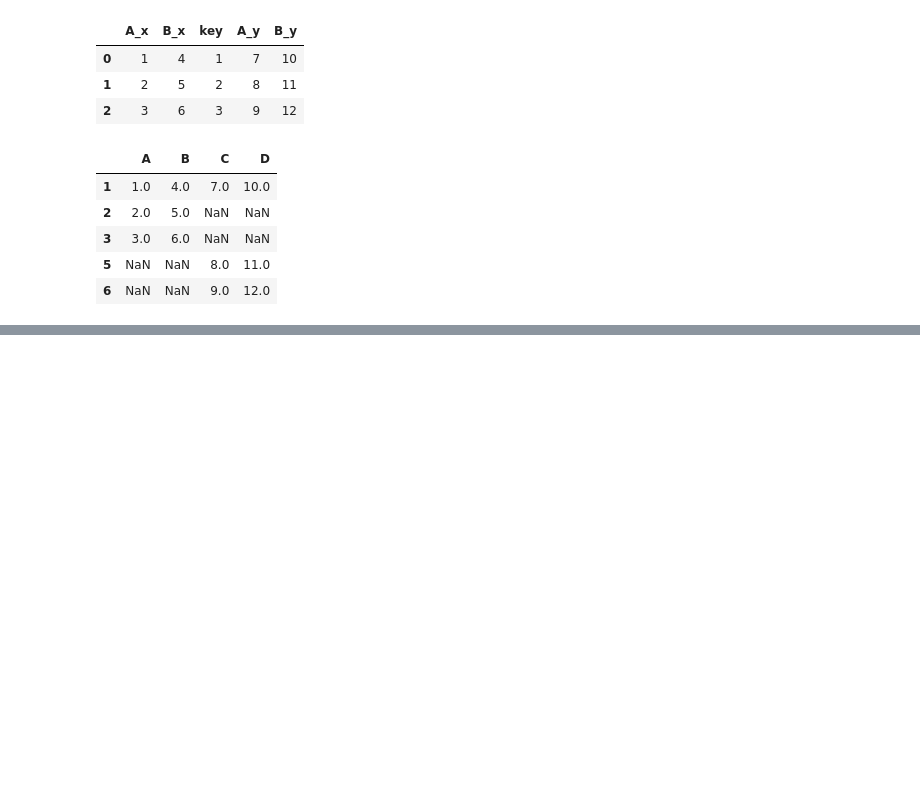
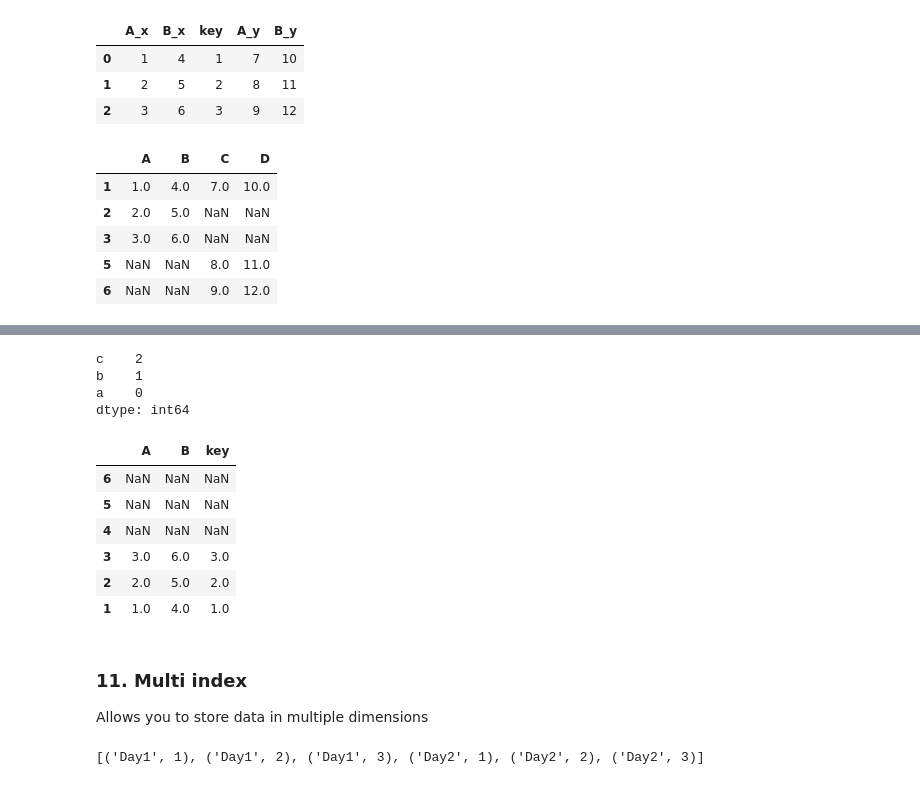
Before and after one commit to JP109/ML-Basics, a Jupyter notebook: Pandas.ipynb, the cells around one changed output, grey strips where cells are left out. Cells and saved outputs as stored; diff of their text form; code cells hidden in the pictures; blank space fills up the shorter version.

```diff
--- a/Pandas.ipynb
+++ b/Pandas.ipynb
@@ -607,0 +837,30 @@ df_14.join(df_15, how='outer')
+# %%
+# Reindexing allows you to align data by the index
+ser_6.reindex(['c', 'b', 'a'])
+# %% [output]
+c    2
+b    1
+a    0
+dtype: int64
+# %%
+df_12.reindex([6,5,4,3,2,1])
+# %% [output]
+|  | A | B | key |
+| 6 | NaN | NaN | NaN |
+| 5 | NaN | NaN | NaN |
+| 4 | NaN | NaN | NaN |
+| 3 | 3.0 | 6.0 | 3.0 |
+| 2 | 2.0 | 5.0 | 2.0 |
+| 1 | 1.0 | 4.0 | 1.0 |
+# %% [markdown]
+### **11. Multi index**
+Allows you to store data in multiple dimensions
+# %%
+# hier_index is a list of paired tuples
+# zip() pairs our days array to our meals array
+days = ['Day1', 'Day1', 'Day1', 'Day2', 'Day2', 'Day2']
+meals = [1,2,3,1,2,3]
+hier_index = list(zip(days, meals))
+hier_index
+# %% [output]
+[('Day1', 1), ('Day1', 2), ('Day1', 3), ('Day2', 1), ('Day2', 2), ('Day2', 3)]
```
Also changed, not shown: parts of 48 cells of this notebook.
